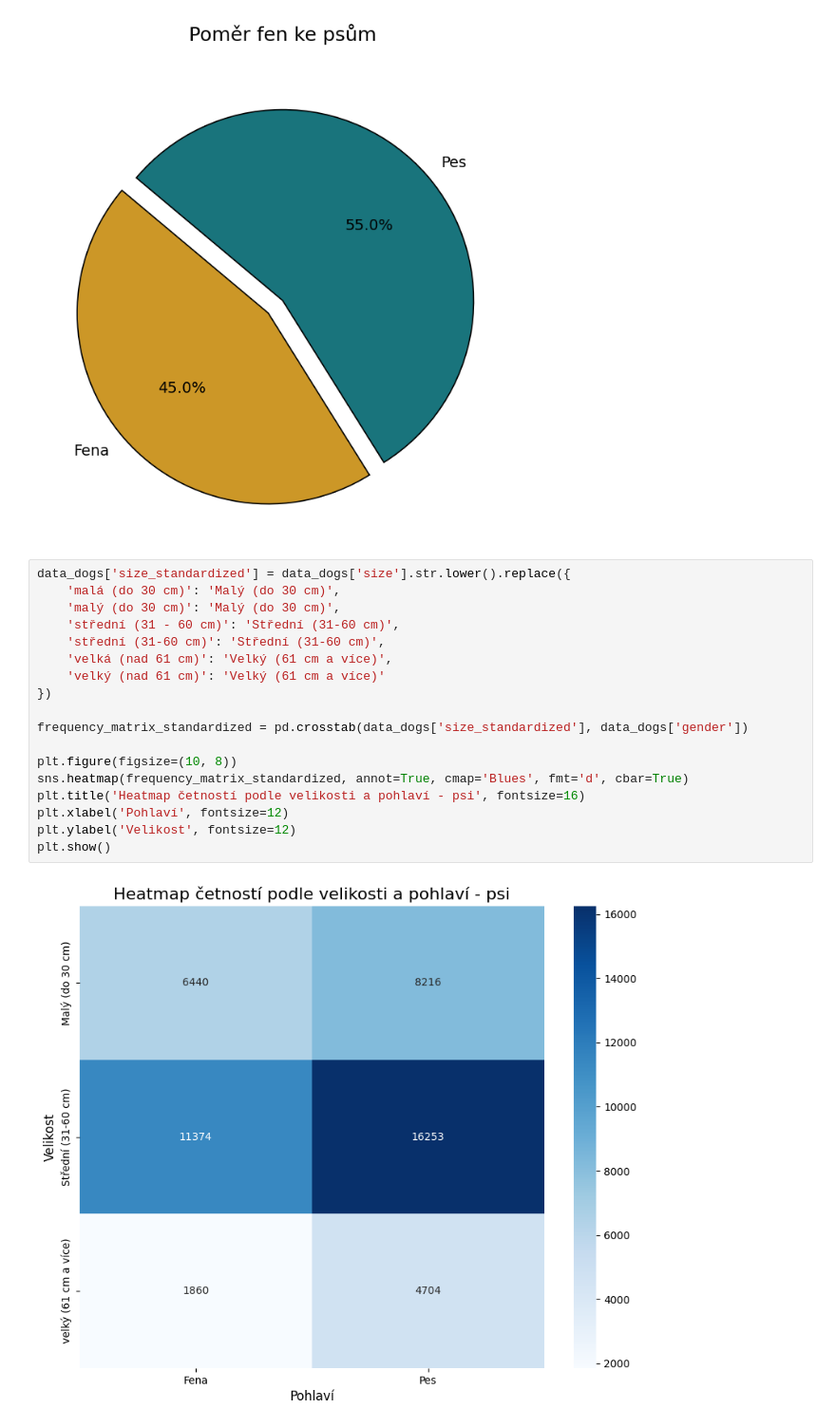
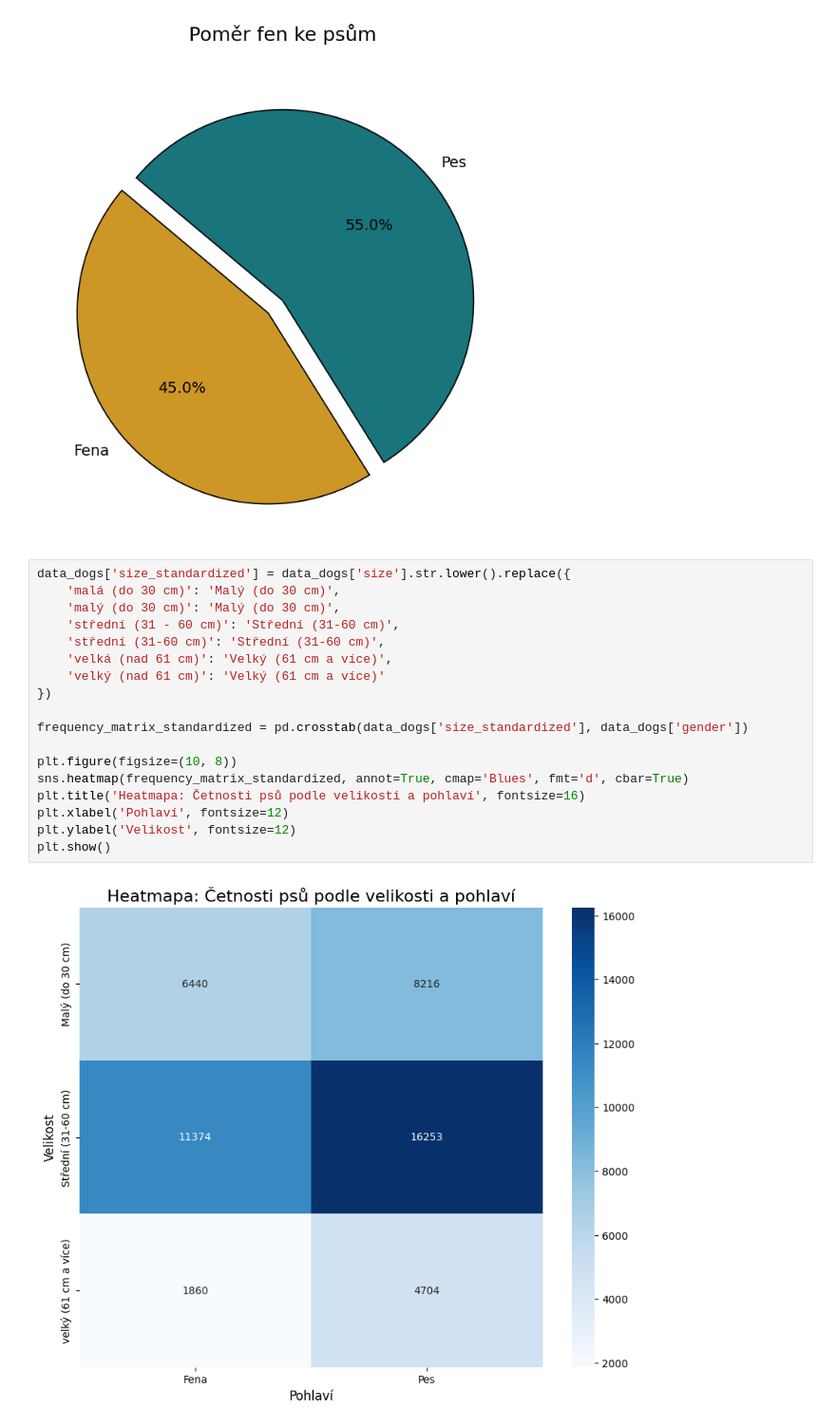
Before and after one commit to hodkni/utulky_projekt_czechitas_2024, a Jupyter notebook: utulky_seaborn_vizualizace.ipynb, the cells around one changed output. Shown: that part at 95% size. Saved outputs shown, nothing was run; the diff lists cells and outputs as text.

```diff
--- a/utulky_seaborn_vizualizace.ipynb
+++ b/utulky_seaborn_vizualizace.ipynb
@@ -37,23 +37,23 @@ plt.show()
 # %%
 data_dogs['size_standardized'] = data_dogs['size'].str.lower().replace({
     'malá (do 30 cm)': 'Malý (do 30 cm)',
     'malý (do 30 cm)': 'Malý (do 30 cm)',
     'střední (31 - 60 cm)': 'Střední (31-60 cm)',
     'střední (31-60 cm)': 'Střední (31-60 cm)',
     'velká (nad 61 cm)': 'Velký (61 cm a více)',
     'velký (nad 61 cm)': 'Velký (61 cm a více)'
 })
 
 frequency_matrix_standardized = pd.crosstab(data_dogs['size_standardized'], data_dogs['gender'])
 
 plt.figure(figsize=(10, 8))
 sns.heatmap(frequency_matrix_standardized, annot=True, cmap='Blues', fmt='d', cbar=True)
-plt.title('Heatmap četností podle velikosti a pohlaví - psi', fontsize=16)
+plt.title('Heatmapa: Četnosti psů podle velikosti a pohlaví', fontsize=16)
 plt.xlabel('Pohlaví', fontsize=12)
 plt.ylabel('Velikost', fontsize=12)
 plt.show()
 # %% [output]
-[figure, old version]
+[figure, new version]
 # %%
 import pandas as pd
 import seaborn as sns
```
Also changed, not shown: parts of 4 cells of this notebook.
